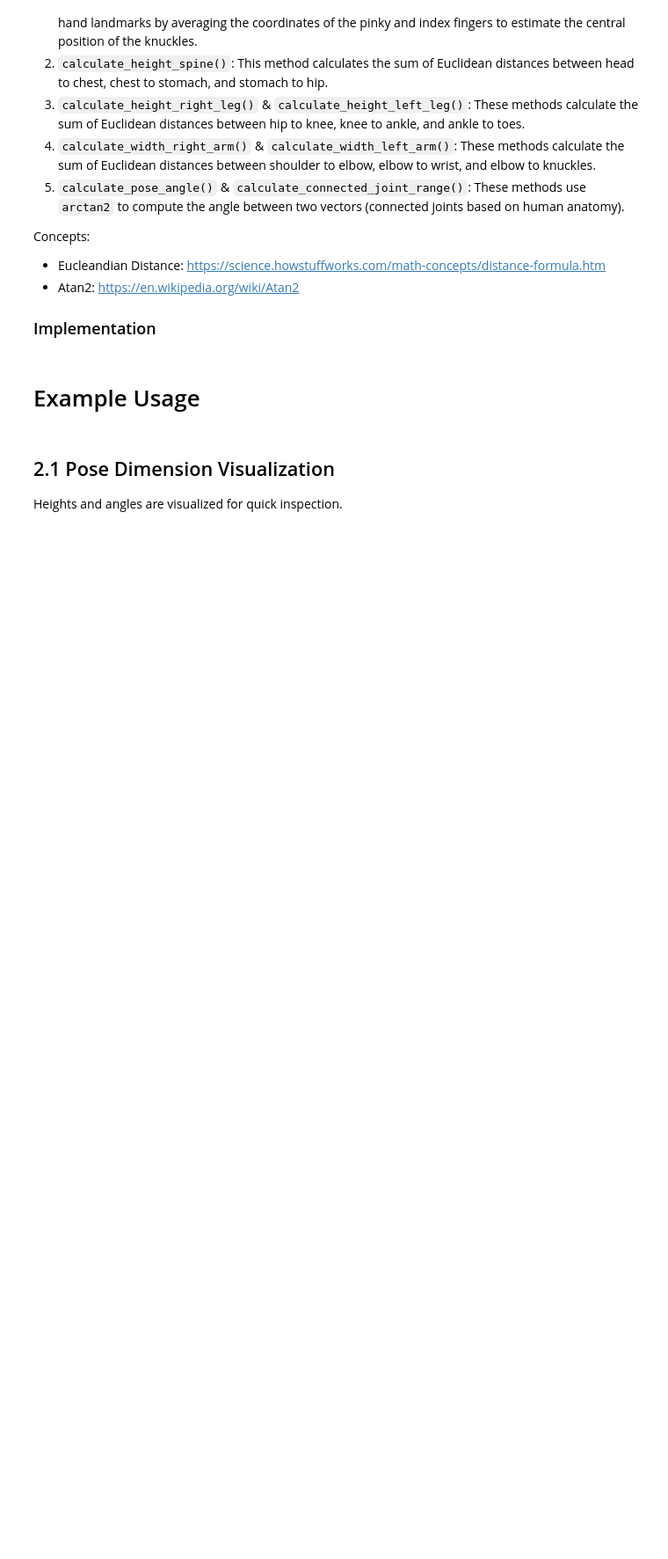
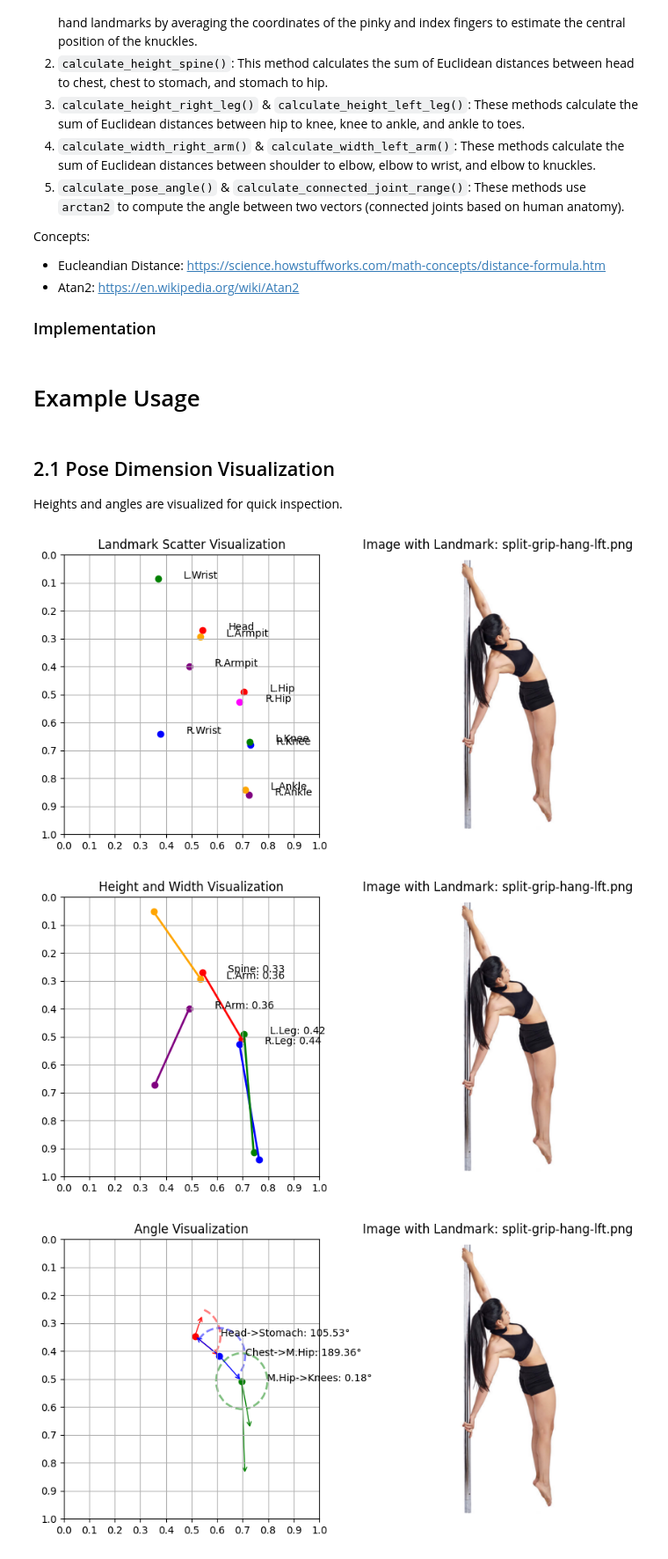
Before and after one commit to kayesokua/poledance.xyz, a Jupyter notebook: docs/2-0-pose-dimension-calculator.ipynb, the cells around one changed output. Shown: that part at 88% size. Saved outputs shown, nothing was run; the diff lists cells and outputs as text; code cells hidden in the pictures; blank space fills up the shorter version.

Commit message:
Additional functions for saving output and data visualization (scatter plot)

```diff
--- a/docs/2-0-pose-dimension-calculator.ipynb
+++ b/docs/2-0-pose-dimension-calculator.ipynb
@@ -201,5 +205,5 @@ pd_upright.data.head(5)
 
 Heights and angles are visualized for quick inspection.
 # %%
-data = pd.read_csv('data/ground_truth/processed/upright/pose_data.csv')
+data = pd.read_csv('data/internal/tricks/pose_data_raw.csv')
 data.head(5)
@@ -232,31 +239,51 @@ def visualize_pose_dimension_by_sec(source_image_dir, input_data, sec):
 
     visualize_pose_dimension_lengths(source_image_dir, row, focus_heights)
     visualize_pose_dimension_angles(source_image_dir, row, focus_angles)
-
-source_image_dir = 'data/ground_truth/processed/upright/annotated/'
-visualize_pose_dimension_by_sec(source_image_dir, data, 4)
 # %%
 def visualize_pose_dimension_by_keyword(source_image_dir, input_data, keyword):
     filtered_data = data[data['pose_name'].str.startswith(keyword)]
 
     row = filtered_data.iloc[0]
 
+    focus_landmarks = {
+        'Head': (row['head_x'], row['head_y']),
+        'R.Wrist': (row['landmark_16_x'], row['landmark_16_y']),
+        'L.Wrist': (row['landmark_15_x'], row['landmark_15_y']),
+        'R.Armpit': (row['landmark_12_x'], row['landmark_12_y']),
+        'L.Armpit': (row['landmark_11_x'], row['landmark_11_y']),
+        'R.Hip': (row['landmark_24_x'], row['landmark_24_y']),
+        'L.Hip': (row['landmark_23_x'], row['landmark_23_y']),
+        'R.Knee': (row['landmark_26_x'], row['landmark_26_y']),
+        'L.Knee': (row['landmark_25_x'], row['landmark_25_y']),
+        'R.Ankle': (row['landmark_28_x'], row['landmark_28_y']),
+        'L.Ankle': (row['landmark_27_x'], row['landmark_27_y']),
+    }
+
     focus_angles = {
         'Head->Stomach': (row['a_head_to_stomach'], row['head_x'], row['head_y'],row['chest_x'], row['chest_y'], row['stomach_x'], row['stomach_y']),
-        'Chest->Hip': (row['a_chest_to_hip'], row['chest_x'], row['chest_y'],row['stomach_x'], row['stomach_y'], row['hip_x'], row['hip_y']),
+        'Chest->M.Hip': (row['a_chest_to_hip'], row['chest_x'], row['chest_y'],row['stomach_x'], row['stomach_y'], row['hip_x'], row['hip_y']),
+        'M.Hip->Knees': (row['a_mid_hip_to_knees'], row['landmark_26_x'], row['landmark_26_y'],row['hip_x'], row['hip_y'], row['landmark_27_x'], row['landmark_27_y']),
+
     }
 
     focus_heights = {
         'Spine': (row['hgt_spine'], row['head_x'],row['head_y'],row['hip_x'],row['hip_y']),
         'R.Leg': (row['hgt_rgt_leg'], row['landmark_24_x'],row['landmark_24_y'],row['landmark_32_x'],row['landmark_32_y']),
         'L.Leg': (row['hgt_lft_leg'], row['landmark_23_x'],row['landmark_23_y'],row['landmark_31_x'],row['landmark_31_y']),
         'R.Arm': (row['wid_rgt_arm'], row['landmark_12_x'],row['landmark_12_y'],row['knuckles_right_x'],row['knuckles_right_y']),
         'L.Arm': (row['wid_lft_arm'], row['landmark_11_x'],row['landmark_11_y'],row['knuckles_left_x'],row['knuckles_left_y']),
     }
 
+    visualize_pose_coordinates(source_image_dir, row, focus_landmarks)
     visualize_pose_dimension_lengths(source_image_dir, row, focus_heights)
     visualize_pose_dimension_angles(source_image_dir, row, focus_angles)
 
-data = pd.read_csv('data/external/positions/body/pose_data.csv')
-source_image_dir = 'data/external/positions/body/'
-visualize_pose_dimension_by_keyword(source_image_dir, data, 'upright')
+data = pd.read_csv('data/internal/tricks/pose_data.csv')
+source_image_dir = 'data/internal/tricks/'
+
+visualize_pose_dimension_by_keyword(source_image_dir, data, 'split-grip-hang-lft')
+visualize_pose_dimension_by_keyword(source_image_dir, data, 'cupid-side-front-lft')
+# %% [output]
+[figure, added]
+[figure, added]
+[figure, added]
```
Also changed, not shown: parts of 3 cells of this notebook, 1 other file.
